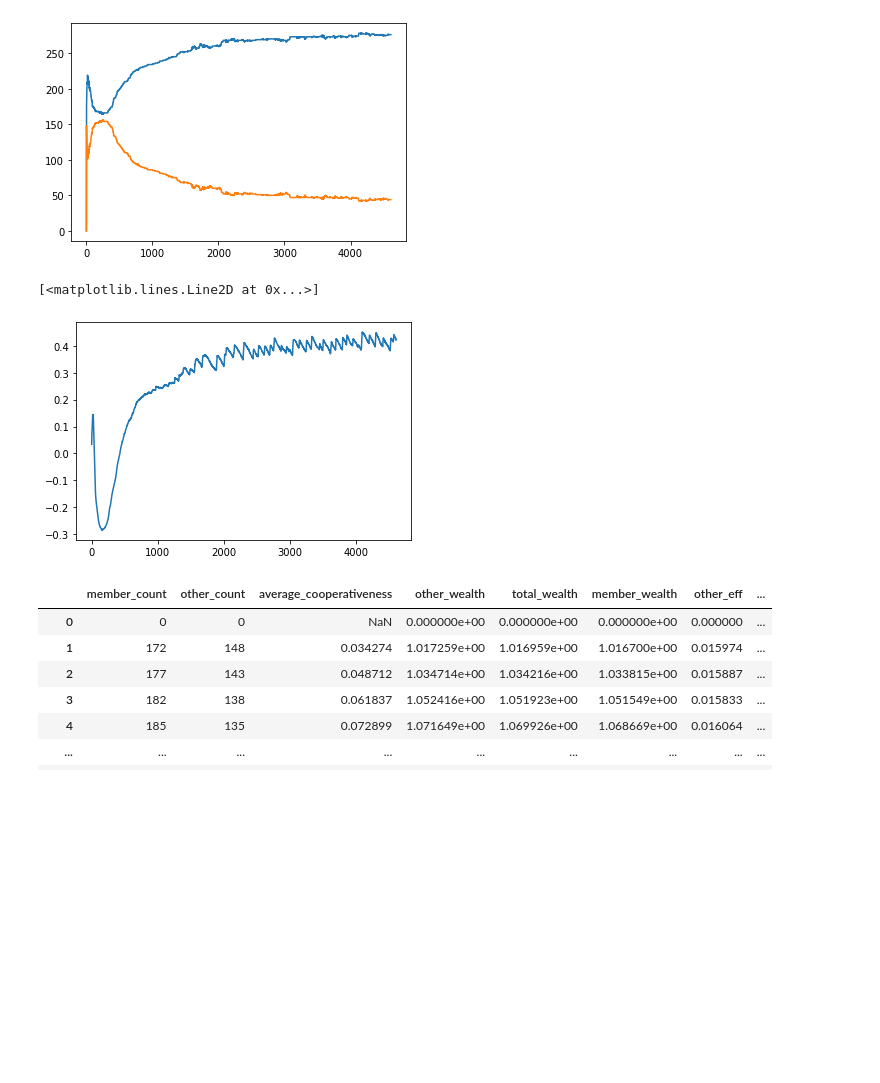
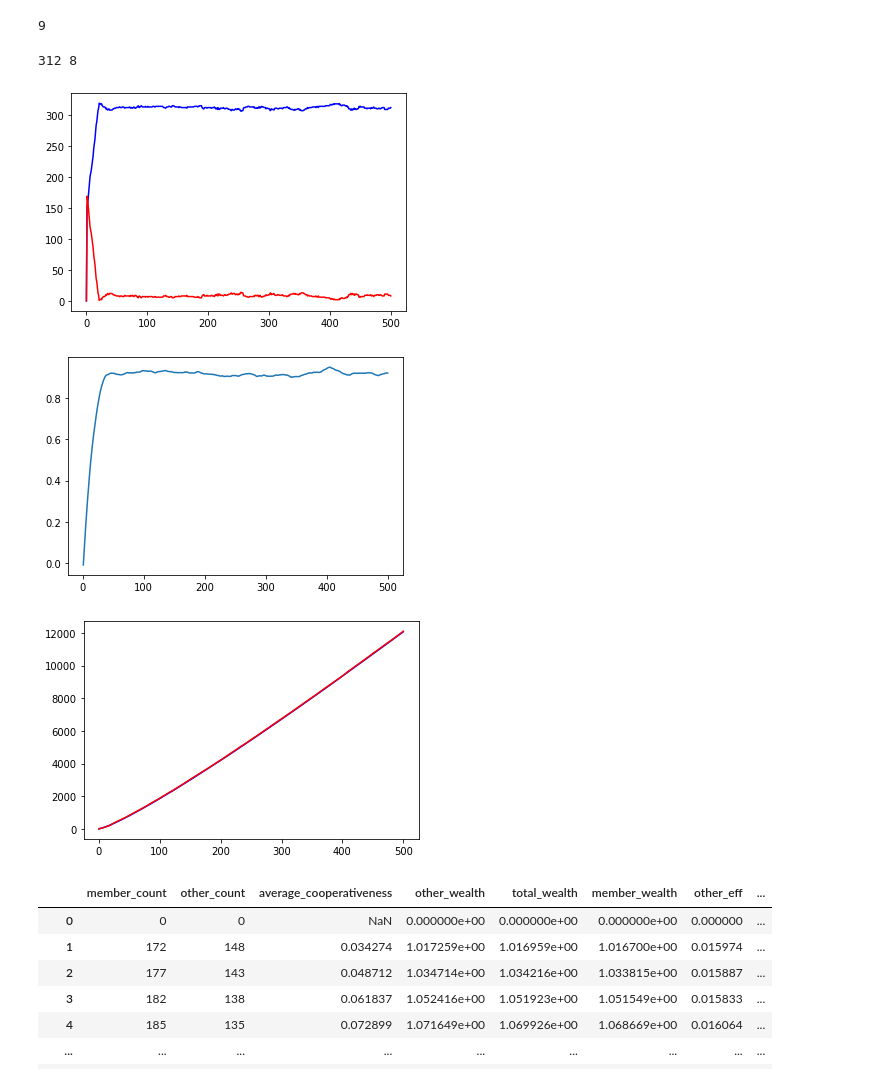
Before and after one commit to charelF/ABM, a Jupyter notebook: model/test.ipynb, the cells around one changed output. Drawn from its saved outputs; the diff is of its cells as text; code cells hidden in the pictures; blank space fills up the shorter version.

```diff
--- a/model/test.ipynb
+++ b/model/test.ipynb
@@ -2,3 +2,11 @@
 from model import *
 import numpy as np
 import matplotlib.pyplot as plt
+
+from IPython.display import clear_output
+
+for i in range(10):
+    clear_output(wait=True)
+    print(i, flush=True)
+# %% [output]
+9
@@ -7,17 +13,37 @@ model = RegionModel(True,0.03, .3, 0, .03, 1.5, 0, "hardship")
-# %%
-for _ in range(1000):
-    model.step()
+# %%
+model = RegionModel(
+    international_trade = True
+    ,max_eff = 1.3 #0.5
+    ,eutax = 0.1
+    ,neighbor_influence = 0
+    ,tax_influence = 0.05
+    ,member_trade_multiplier = 1.3
+    ,randomness = 0
+    ,eu_strategy = "default"
+)
+
+for _ in range(500):
+    model.step()
+    print(model.member_count, model.other_count)
+    clear_output(wait=True)
+# %% [output]
+312 8
 # %%
 df = model.datacollector.get_model_vars_dataframe()
-plt.plot(df["member_count"])
-plt.plot(df["other_count"])
+plt.plot(df["member_count"], color="blue")
+plt.plot(df["other_count"], color="red")
 plt.show()
 
 plt.plot(df["average_cooperativeness"])
+plt.show()
+
+plt.plot(df["member_wealth"], color="blue")
+plt.plot(df["other_wealth"], color="red")
+plt.show()
 # %% [output]
-[figure, old version]
+[figure, new version]
-[<matplotlib.lines.Line2D at 0x...>]
-[figure, old version]
+[figure, new version]
+[figure, added]
 # %%
 df
 # %% [output]
```
Also changed, not shown: parts of 1 cell of this notebook, 2 other files.
